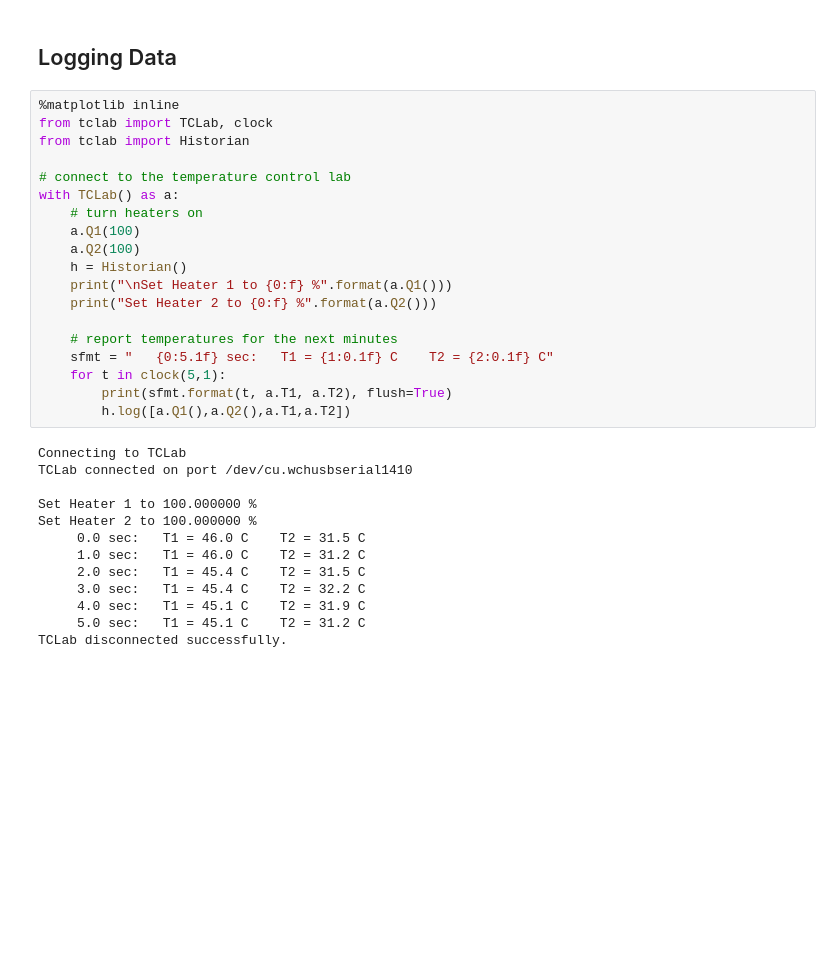
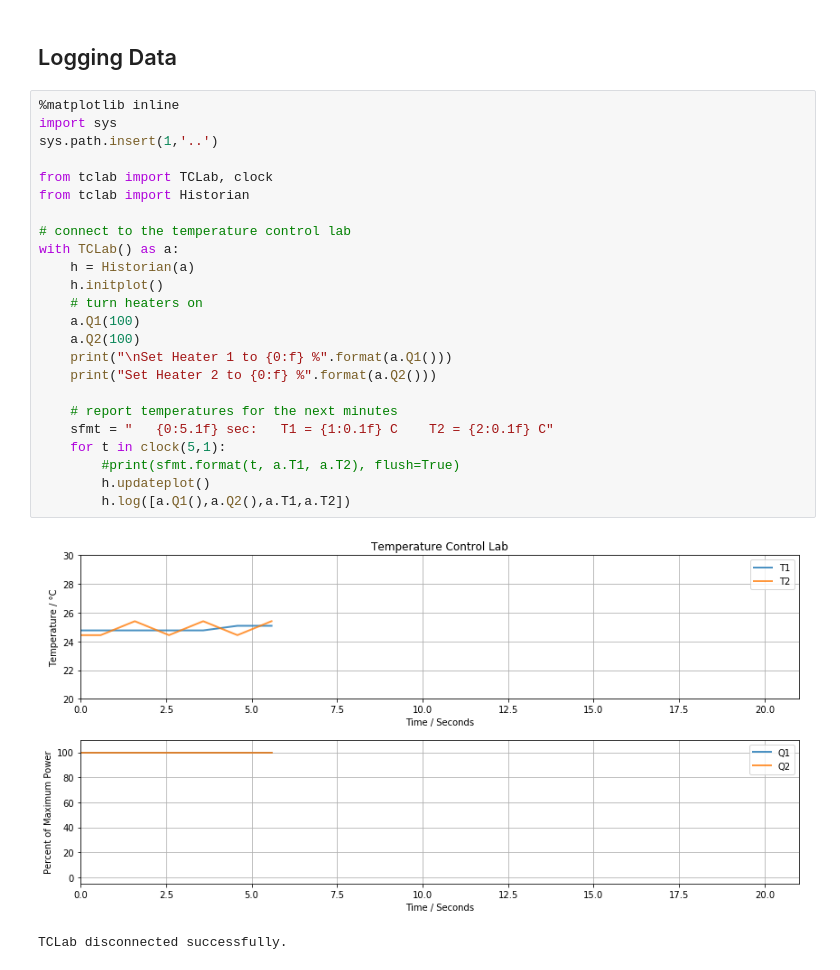
Before and after one commit to jckantor/TCLab, a Jupyter notebook: notebooks/0_TCLab_Overview.ipynb, the cells around one changed output. Drawn from its saved outputs; the diff is of its cells as text; blank space fills up the shorter version.

```diff
--- a/notebooks/0_TCLab_Overview.ipynb
+++ b/notebooks/0_TCLab_Overview.ipynb
@@ -234,33 +274,28 @@ TCLab disconnected successfully.
 ## Logging Data
 # %%
 %matplotlib inline
+import sys
+sys.path.insert(1,'..')
+
 from tclab import TCLab, clock
 from tclab import Historian
 
 # connect to the temperature control lab
 with TCLab() as a:
+    h = Historian(a)
+    h.initplot()
     # turn heaters on
     a.Q1(100)
     a.Q2(100)
-    h = Historian()
     print("\nSet Heater 1 to {0:f} %".format(a.Q1()))
     print("Set Heater 2 to {0:f} %".format(a.Q2()))
 
     # report temperatures for the next minutes
     sfmt = "   {0:5.1f} sec:   T1 = {1:0.1f} C    T2 = {2:0.1f} C"
     for t in clock(5,1):
-        print(sfmt.format(t, a.T1, a.T2), flush=True)
+        #print(sfmt.format(t, a.T1, a.T2), flush=True)
+        h.updateplot()
         h.log([a.Q1(),a.Q2(),a.T1,a.T2])
 # %% [output]
+[figure, added]
-Connecting to TCLab
-TCLab connected on port /dev/cu.wchusbserial1410
-
-Set Heater 1 to 100.000000 %
-Set Heater 2 to 100.000000 %
-     0.0 sec:   T1 = 46.0 C    T2 = 31.5 C
-     1.0 sec:   T1 = 46.0 C    T2 = 31.2 C
-     2.0 sec:   T1 = 45.4 C    T2 = 31.5 C
-     3.0 sec:   T1 = 45.4 C    T2 = 32.2 C
-     4.0 sec:   T1 = 45.1 C    T2 = 31.9 C
-     5.0 sec:   T1 = 45.1 C    T2 = 31.2 C
 TCLab disconnected successfully.
```
Also changed, not shown: parts of 9 cells of this notebook, 3 other files.
